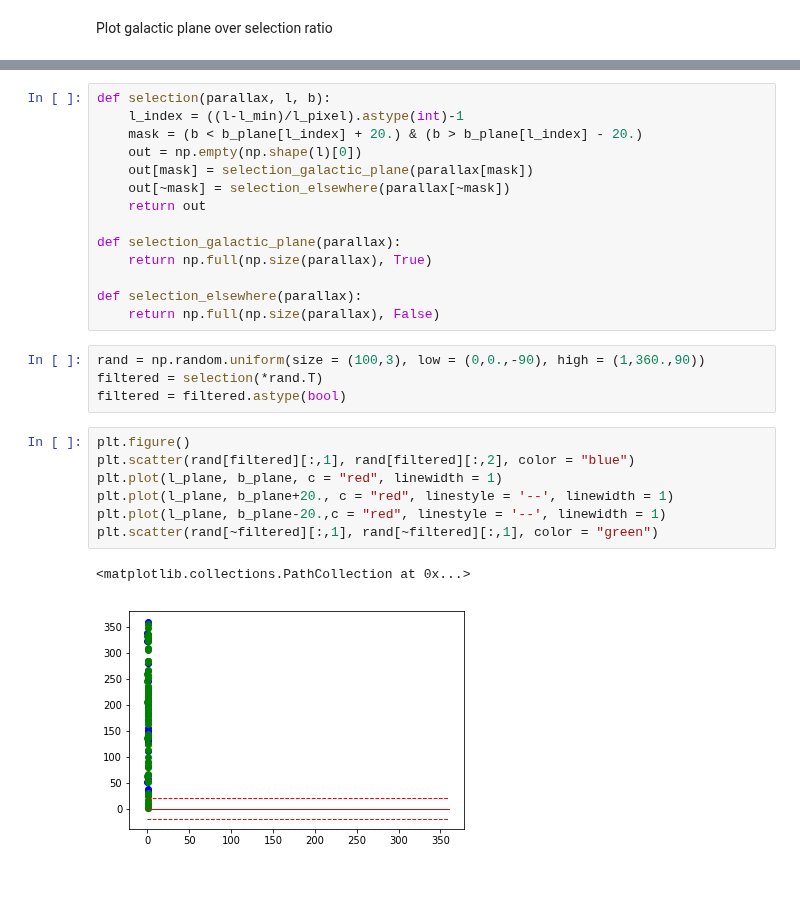
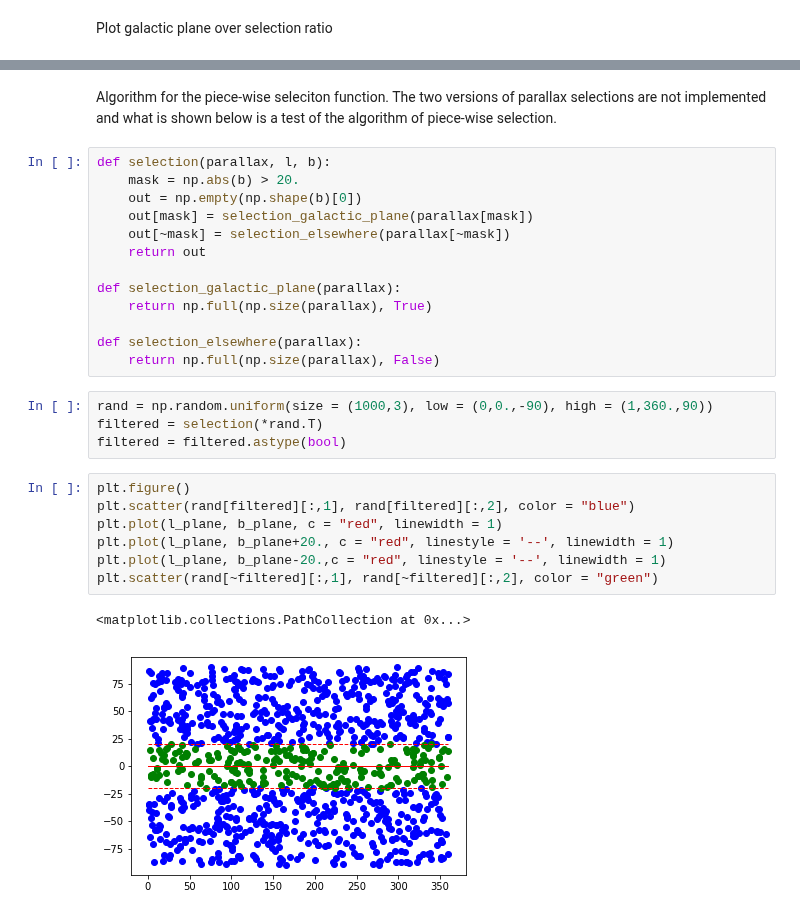
Before and after one commit to mwbub/Gaia-I3, a Jupyter notebook: Code/selection/parallax selection with galactic plane/Selection with Galactic Plane (galactic coordinate).ipynb, the cells around one changed output, grey strips where cells are left out. Cells and saved outputs as stored; diff of their text form; blank space fills up the shorter version.

```diff
--- a/Code/selection/parallax selection with galactic plane/Selection with Galactic Plane (galactic coordinate).ipynb
+++ b/Code/selection/parallax selection with galactic plane/Selection with Galactic Plane (galactic coordinate).ipynb
@@ -138,11 +138,12 @@ plt.savefig("Ratio of Number in RV Gaia with Fitted Galactic Plane(filled betwee
 # %% [output]
 [figure]
 [figure]
+# %% [markdown]
+Algorithm for the piece-wise seleciton function. The two versions of parallax selections are not implemented and what is shown below is a test of the algorithm of piece-wise selection.
 # %%
 def selection(parallax, l, b):
-    l_index = ((l-l_min)/l_pixel).astype(int)-1
-    mask = (b < b_plane[l_index] + 20.) & (b > b_plane[l_index] - 20.)
-    out = np.empty(np.shape(l)[0])
+    mask = np.abs(b) > 20.
+    out = np.empty(np.shape(b)[0])
     out[mask] = selection_galactic_plane(parallax[mask])
     out[~mask] = selection_elsewhere(parallax[~mask])
     return out
@@ -153,16 +154,16 @@ def selection_galactic_plane(parallax):
 def selection_elsewhere(parallax):
     return np.full(np.size(parallax), False)
 # %%
-rand = np.random.uniform(size = (100,3), low = (0,0.,-90), high = (1,360.,90))
+rand = np.random.uniform(size = (1000,3), low = (0,0.,-90), high = (1,360.,90))
 filtered = selection(*rand.T)
 filtered = filtered.astype(bool)
 # %%
 plt.figure()
 plt.scatter(rand[filtered][:,1], rand[filtered][:,2], color = "blue")
 plt.plot(l_plane, b_plane, c = "red", linewidth = 1)
 plt.plot(l_plane, b_plane+20., c = "red", linestyle = '--', linewidth = 1)
 plt.plot(l_plane, b_plane-20.,c = "red", linestyle = '--', linewidth = 1)
-plt.scatter(rand[~filtered][:,1], rand[~filtered][:,1], color = "green")
+plt.scatter(rand[~filtered][:,1], rand[~filtered][:,2], color = "green")
 # %% [output]
 <matplotlib.collections.PathCollection at 0x...>
-[figure, old version]
+[figure, new version]
```
Also changed, not shown: parts of 1 cell of this notebook.
